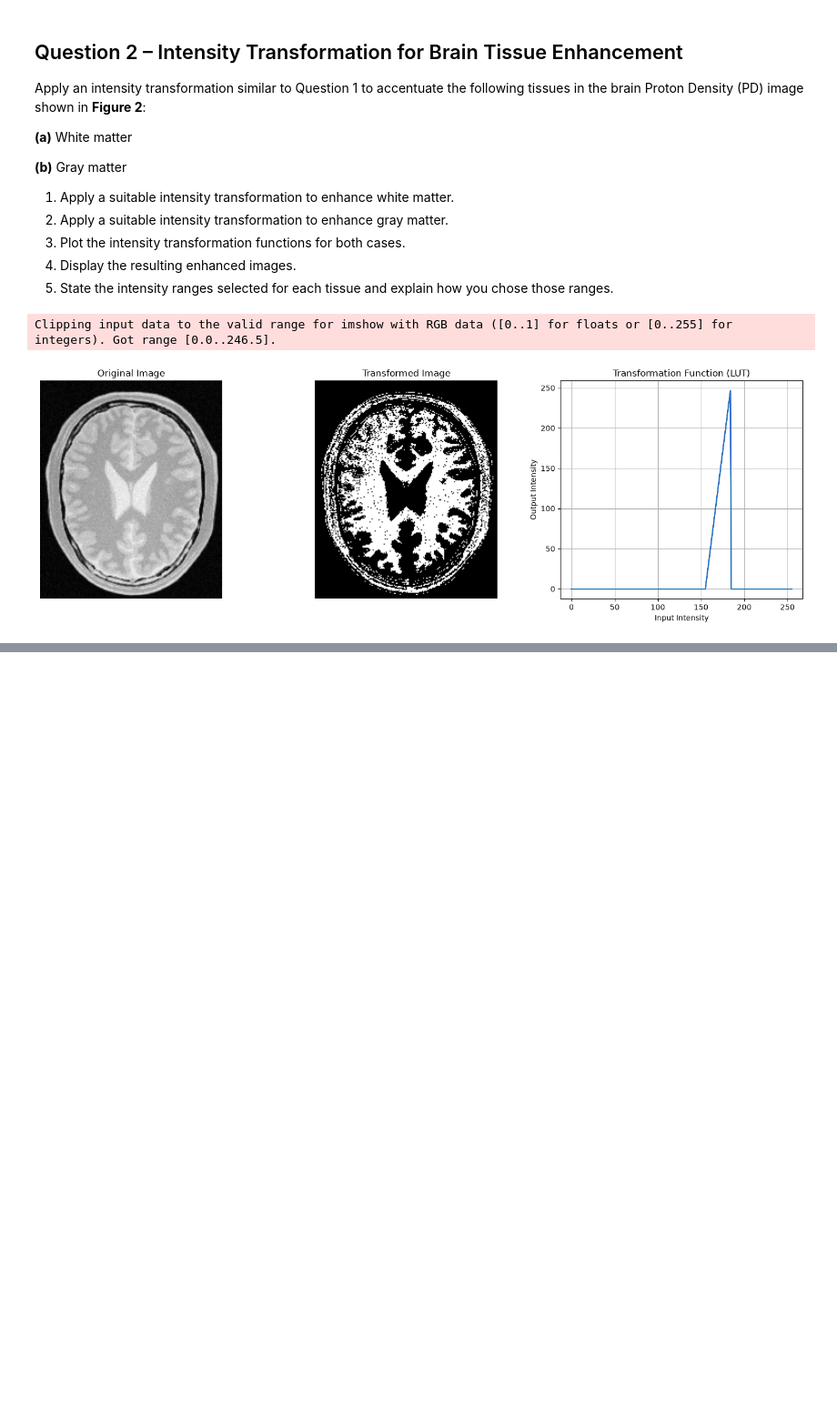
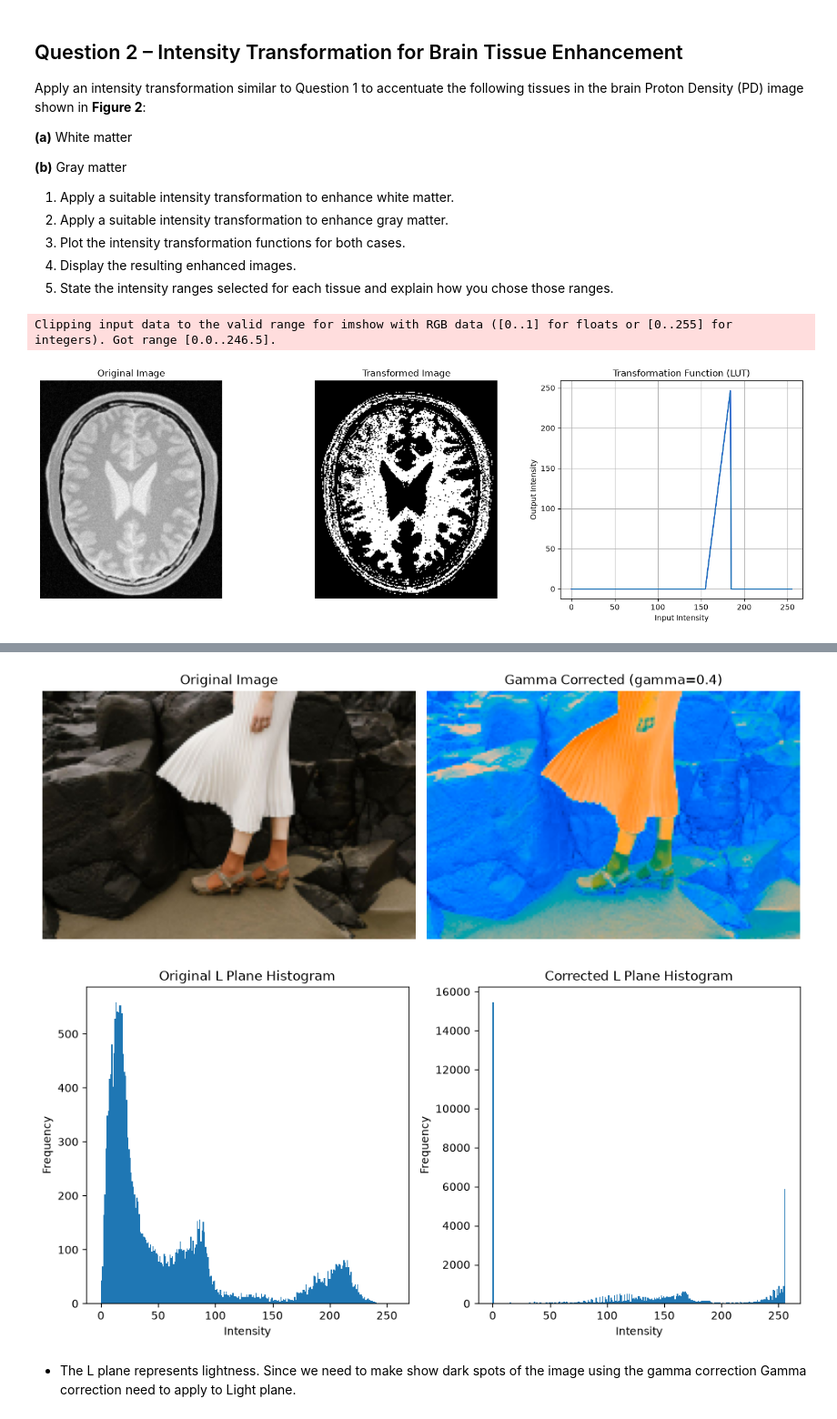
Before and after one commit to Imashanilupul/Machine_Vision_Assignment_1, a Jupyter notebook: Answer_Sheet.ipynb, the cells around one changed output, grey strips where cells are left out. Shown at 91% size. Cells and saved outputs as stored; diff of their text form; code cells hidden in the pictures; blank space fills up the shorter version.

```diff
--- a/Answer_Sheet.ipynb
+++ b/Answer_Sheet.ipynb
@@ -102,0 +116,62 @@ Clipping input data to the valid range for imshow with RGB data ([0..1] for floa
+# %%
+import cv2 as cv
+import matplotlib.pyplot as plt
+
+f = cv.imread("Images/highlights_and_shadows.jpg", cv.COLOR_BGR2LAB) # Produce channels Light, Green and Blue
+
+L, a, b = cv.split(f)
+
+# normalize the L plane
+L_norm = cv.normalize(L, None, 0, 1, cv.NORM_MINMAX, dtype=cv.CV_32F)
+
+# gamma correction of the L plane
+gamma = 0.4
+L_powered = np.power(L_norm, gamma)
+
+#Turn pixel values back to 255
+L_corrected = np.uint8(L_powered * 255)
+
+# merge L, a , b
+f_corrected = cv.merge((L_corrected, a, b))
+
+# cvt color format batck to BGR
+corrected_f = cv.cvtColor(f_corrected, cv.COLOR_LAB2BGR)
+
+# Display original and corrected images
+plt.figure(figsize=(10, 5))
+
+plt.subplot(1, 2, 1)
+plt.imshow(cv.cvtColor(f, cv.COLOR_BGR2RGB))
+plt.title('Original Image')
+plt.axis('off')
+
+plt.subplot(1, 2, 2)
+plt.imshow(cv.cvtColor(corrected_f, cv.COLOR_BGR2RGB))
+plt.title(f'Gamma Corrected (gamma={gamma})')
+plt.axis('off')
+
+plt.tight_layout()
+plt.show()
+
+# Display histograms of original and corrected L planes
+plt.figure(figsize=(10, 5))
+
+plt.subplot(1, 2, 1)
+plt.hist(L.ravel(), bins=256, range=(0, 256))
+plt.title('Original L Plane Histogram')
+plt.xlabel('Intensity')
+plt.ylabel('Frequency')
+
+plt.subplot(1, 2, 2)
+plt.hist(corrected_f.ravel(), bins=256, range=(0, 256))
+plt.title('Corrected L Plane Histogram')
+plt.xlabel('Intensity')
+plt.ylabel('Frequency')
+
+plt.tight_layout()
+plt.show()
+# %% [output]
+[figure, added]
+[figure, added]
+# %% [markdown]
+<ul> <li>The L plane represents lightness. Since we need to make show dark spots of the image using the gamma correction Gamma correction need to apply to Light plane.</li></ul>
```
Also changed, not shown: parts of 1 cell of this notebook, 1 other file.
